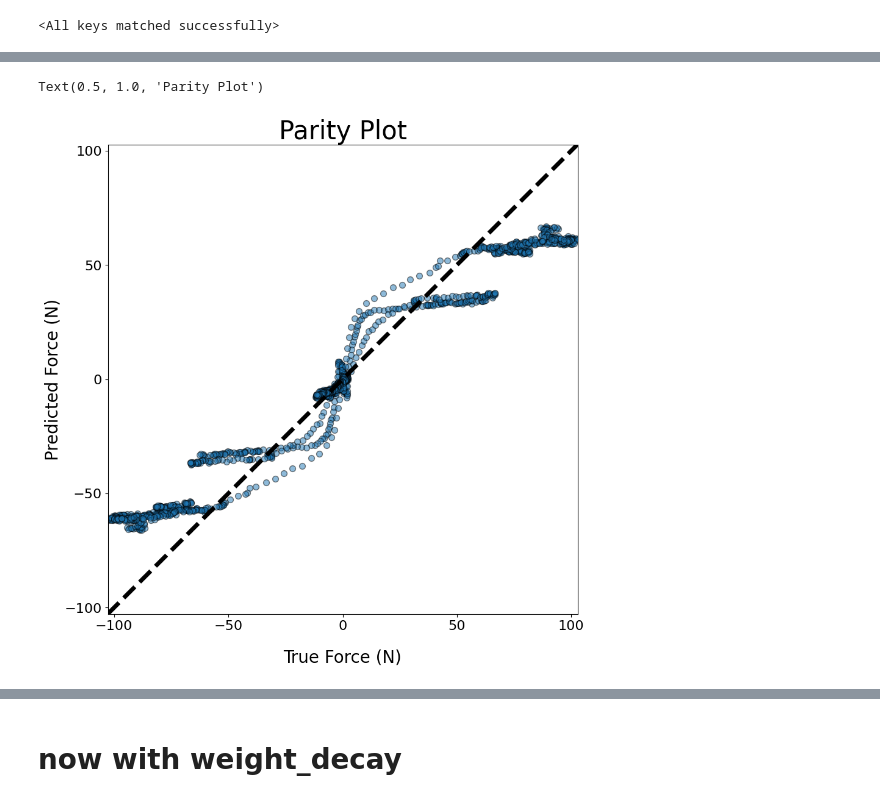
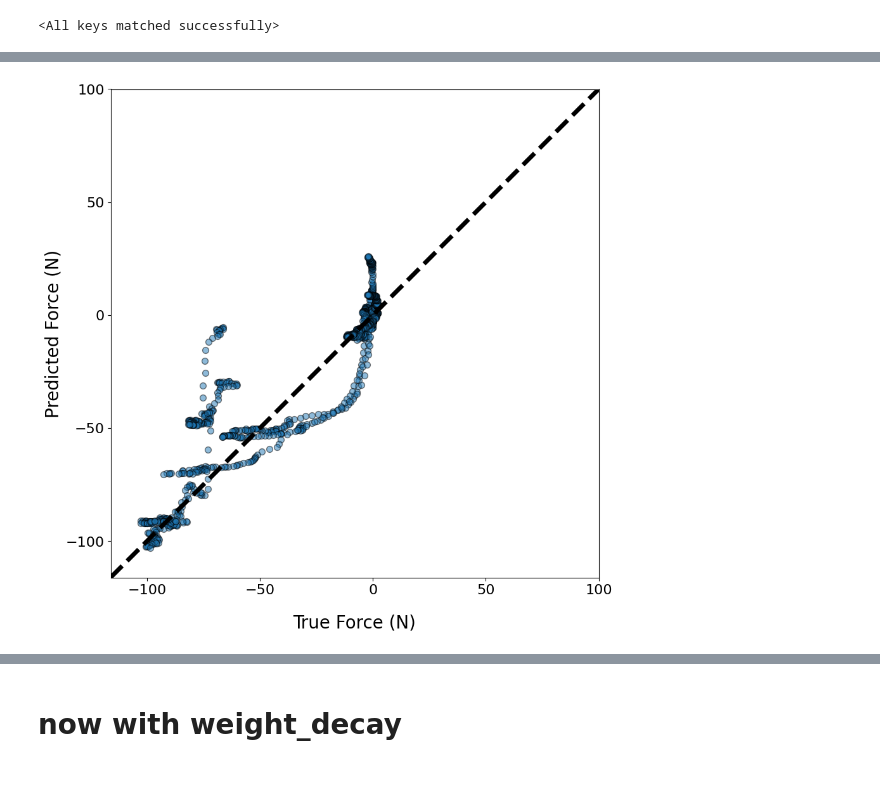
Before and after one commit to ericfonseca95/kmk, a Jupyter notebook: notebooks/LSTM_TLM.ipynb, the cells around one changed output, grey strips where cells are left out. Saved outputs shown, nothing was run; the diff lists cells and outputs as text; code cells hidden in the pictures.

```diff
--- a/notebooks/LSTM_TLM.ipynb
+++ b/notebooks/LSTM_TLM.ipynb
@@ -292,7 +292,7 @@ class Dataset_LSTM(torch.utils.data.Dataset):
     def __len__(self):
         return len(self.subject_index)
 # %%
-df = pd.read_pickle('../data/SeparatedData_MedFilt.pkl')
+df = pd.read_pickle(r"C:\Users\efons\Desktop\kalyn_lstm\kmk\data\SeparatedData_MedFilt_v2-Copy1.pkl")
 window_size = 100
 stride = window_size
 df
@@ -316,9 +316,9 @@ train_df = df[df['Subject'] != 'RGr10']
 train_data = Dataset_LSTM(train_df, window_size=window_size, stride=stride)
 test_data = Dataset_LSTM(leave_out_df, window_size=window_size, stride=stride)
 # %%
-model = lstm(n_linear_layers=3, n_outputs = len(train_data.Y[0].flatten()), lstm_n_outputs = 3000, layer_size=30).to('cuda')
+model = lstm(n_linear_layers=3, n_outputs = len(train_data.Y[0].flatten()), lstm_n_outputs = 3000, layer_size=8).to('cuda')
 model(train_data.X[0:10].to('cuda')).shape
-model.load_state_dict(torch.load('.\models\lstm_3layer_30nodes_200epochs_2023-02-08.pt'))
+model.load_state_dict(torch.load('.\models\lstm_3layer_30nodes_200epochs_2023-02-18.pt'))
 # %% [output]
 <All keys matched successfully>
 # %%
@@ -373,0 +501,10 @@ model.__dir__()[-40:-1]
+# %%
+# plot the losses of the best model
+plt.bar(losses.index, losses['mae'])
+# label the x axis with the model attributes
+model_architecture = []
+for model in models.index:
+    model_architecture.append(str(models.loc[model, 'lstm_hidden_size']) + ' ' + str(models.loc[model, 'n_linear_layers']) + ' ' + str(models.loc[model, 'layer_size']) + ' ' + str(models.loc[model, 'lstm_n_outputs']))
+plt.xticks(losses.index, model_architecture, rotation=90)
+
+losses, best_model
@@ -380,10 +573,12 @@ Y_train = train_data.Y.to('cuda')
 X_test = test_data.X.to('cuda')
 Y_test = test_data.Y.to('cuda')
 # %%
-lr = 1e-4
-batch_size = 2
-beta = 0.00
-n_epochs = 501
-loss = kmk.run_Pytorch(tlm, X_train, Y_train, n_epochs=n_epochs, learning_rate=lr, batch_size=batch_size,
-                       optimizer=torch.optim.Adam(tlm.parameters(), lr=lr, weight_decay=beta))
+lr = 1e-3
+new = tlm
+batch_size = 4
+beta = 0.001
+n_epochs = 2000
+new = tlm
+loss = kmk.run_Pytorch(new, X_train, Y_train, n_epochs=n_epochs, learning_rate=lr, batch_size=batch_size,
+                       optimizer=torch.optim.Adam(new.parameters(), lr=lr, weight_decay=beta))
 # %% [output]
@@ -425,35 +620,38 @@ plot_learning_curve(loss, title='Learning Curve', xlabel='Epoch', ylabel='Loss',
 # %%
 # test the model on the test data. I dont expect this to work well because the model was only on simulated data
 import gc
+tlm = new
 pred = batch_predict(tlm, test_data.X.to('cuda'), batch_size=256*16)
 # lets make a beautiful parity plot worthy of a Nobel Prize
 fig, ax = plt.subplots(1,1, figsize=(10,10))
 ax.scatter(test_data.Y.flatten().detach().cpu().numpy(), pred.flatten(), s=50, alpha=0.5, edgecolors='k')
 # make equal aspect on the axes
 ax.set_aspect('equal')
 # the axes should be the same range as well. get the largest range and set the axes to that
 max_range = np.array([test_data.Y.flatten().detach().cpu().numpy().max(), pred.flatten().max()]).max()
 # get min_range
 min_range = np.array([test_data.Y.flatten().detach().cpu().numpy().min(), pred.flatten().min()]).min()
-# set the axes to the max range
-ax.set_xlim(min_range, max_range)
-ax.set_ylim(min_range, max_range)
+# set the axes to the max range. Add a little padding using 10% of the range
+x_range = max_range - min_range
+ax.set_xlim([min_range - x_range*0.1, max_range + x_range*0.1])
+ax.set_ylim([min_range - x_range*0.1, max_range + x_range*0.1])
+
 #ax.set_xlabel('True Force', fontsize=20)
 #ax.set_ylabel('Predicted Force', fontsize=20)
 #ax.set_title('Parity Plot', fontsize=30)
 ax.plot([0, 1], [0, 1], '--k', linewidth=5, transform=ax.transAxes)
 ax.set_xlabel('True Force (N)', fontsize = 20)
 ax.set_ylabel('Predicted Force (N)', fontsize = 20)
 ax.set_xticks([-100, -50, 0, 50, 100])
 ax.set_yticks([-100, -50, 0, 50, 100])
 ax.tick_params(axis='both', which = 'major', labelsize = 16)
 ax.xaxis.labelpad=20
 # increase the padding between the title and the plot
-ax.title.set_position([.5, 1.05])
-ax.set_title('Parity Plot', fontsize=30)
+#ax.title.set_position([.5, 1.05])
+#ax.set_title('Parity Plot', fontsize=30)
+plt.savefig('parity_plot.png', dpi=600)
 # %% [output]
-Text(0.5, 1.0, 'Parity Plot')
-[figure, old version]
+[figure, new version]
 # %%
 from sklearn.metrics import r2_score, mean_absolute_error, mean_squared_error
 r2 = r2_score(test_data.Y.flatten().detach().cpu().numpy(), pred.flatten().detach().cpu().numpy())
```
Also changed, not shown: parts of 26 cells of this notebook, 12 other files.
